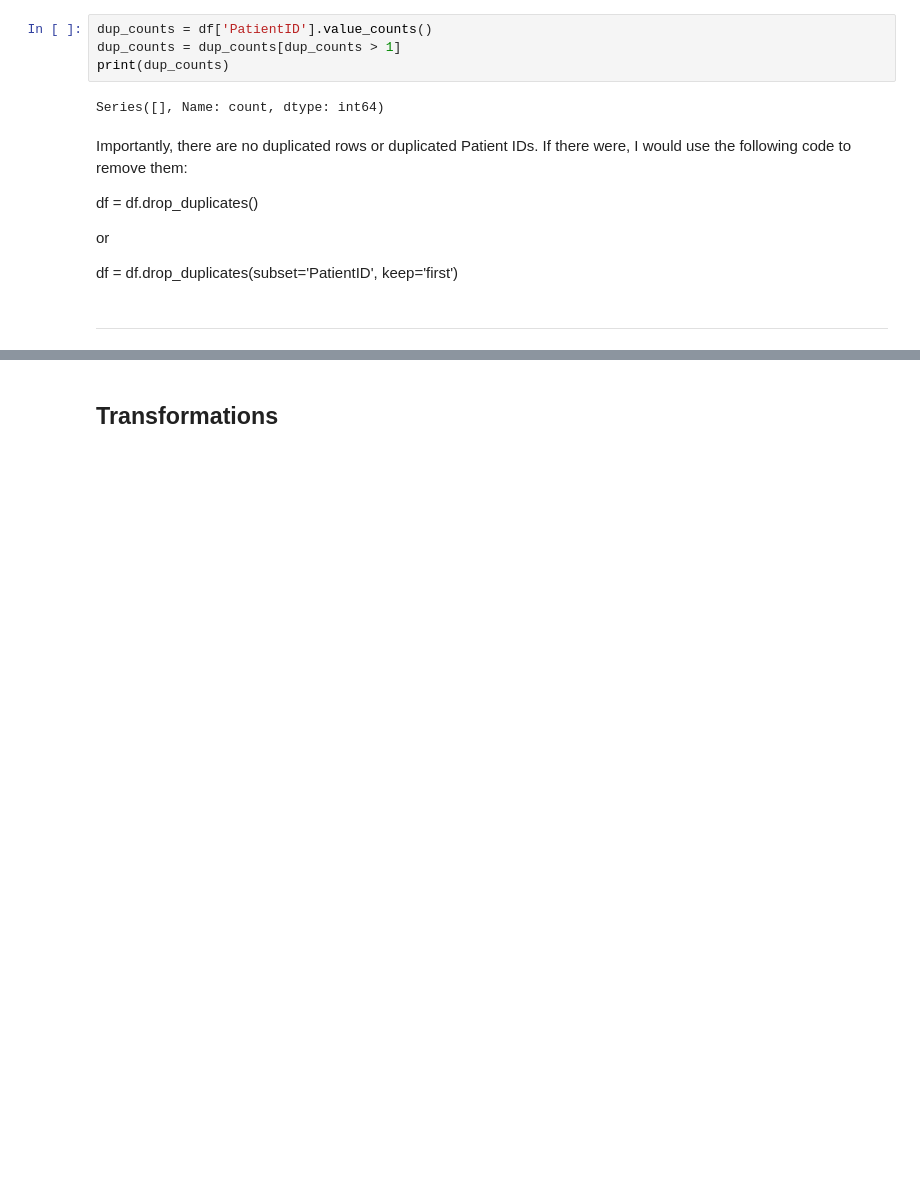
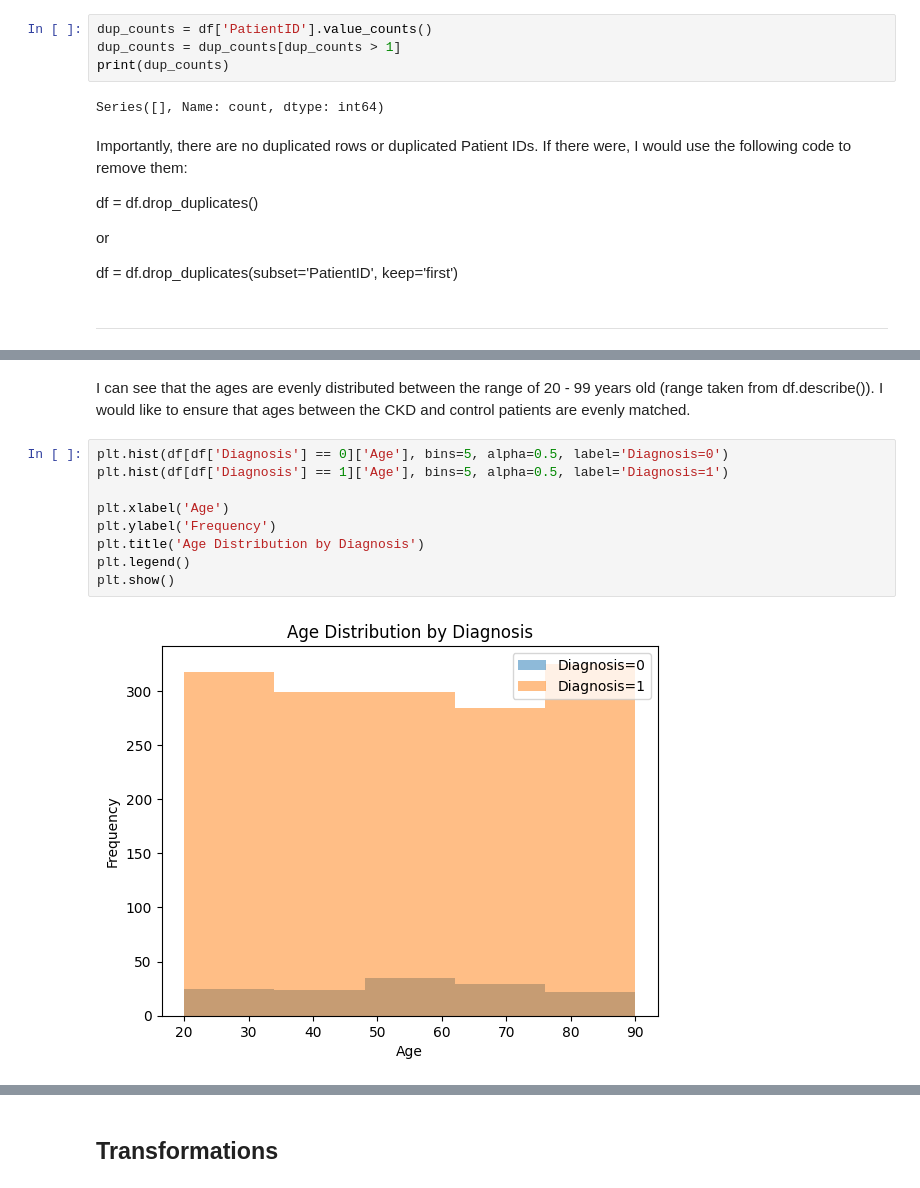
Before and after one commit to Sonya-J00/Chronic_Kidney_Disease, a Jupyter notebook: jupyter_notebooks/ETL.ipynb, the cells around one changed output, grey strips where cells are left out. Cells and saved outputs as stored; diff of their text form; blank space fills up the shorter version.

```diff
--- a/jupyter_notebooks/ETL.ipynb
+++ b/jupyter_notebooks/ETL.ipynb
@@ -206,0 +223,13 @@ df = df.drop_duplicates(subset='PatientID', keep='first')
+# %% [markdown]
+I can see that the ages are evenly distributed between the range of 20 - 99 years old (range taken from df.describe()). I would like to ensure that ages between the CKD and control patients are evenly matched.
+# %%
+plt.hist(df[df['Diagnosis'] == 0]['Age'], bins=5, alpha=0.5, label='Diagnosis=0')
+plt.hist(df[df['Diagnosis'] == 1]['Age'], bins=5, alpha=0.5, label='Diagnosis=1')
+
+plt.xlabel('Age')
+plt.ylabel('Frequency')
+plt.title('Age Distribution by Diagnosis')
+plt.legend()
+plt.show()
+# %% [output]
+[figure, added]
```
Also changed, not shown: parts of 19 cells of this notebook.
